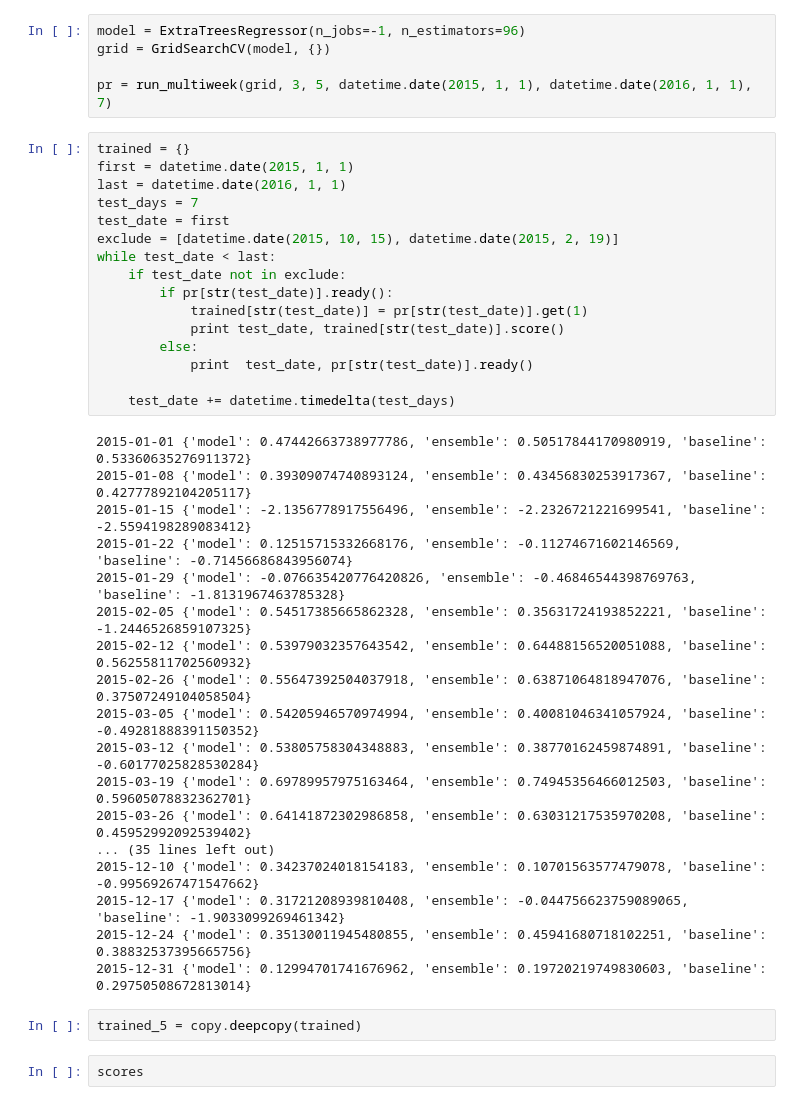
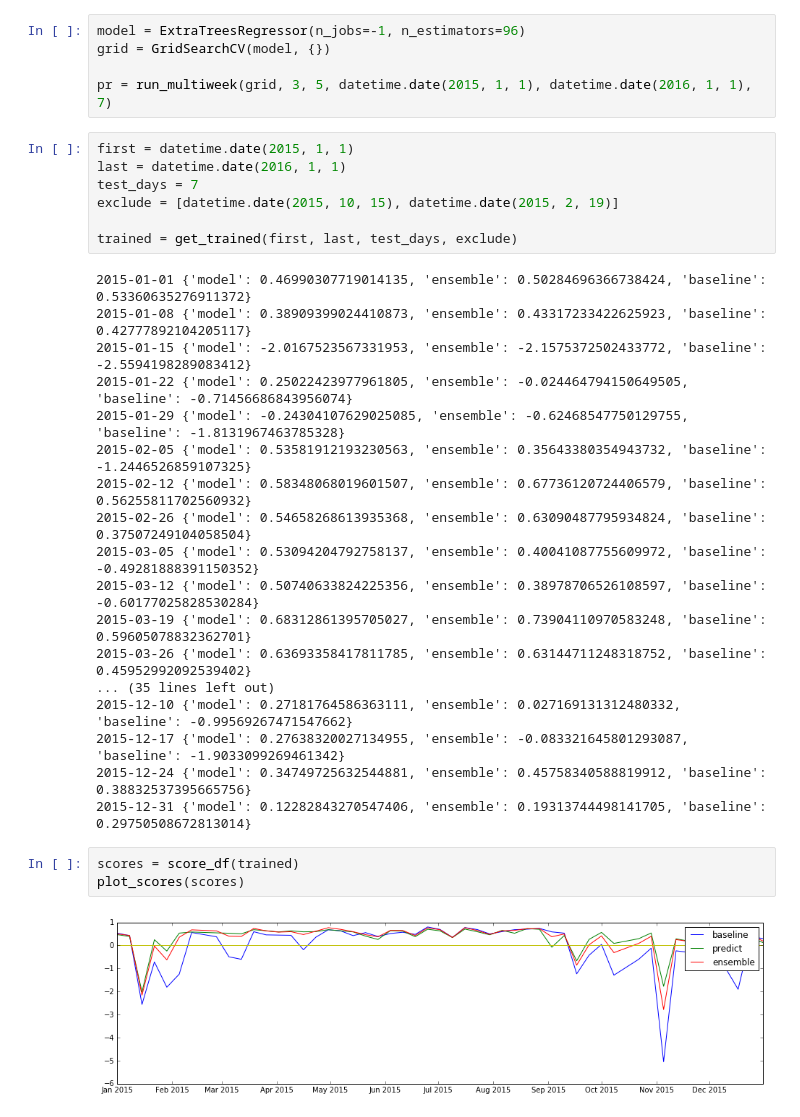
Before and after one commit to jngseattle/BorderCrossing, a Jupyter notebook: code/Model-v2.1-Predict_pre2016.ipynb, the cells around one changed output. Cells and saved outputs as stored; diff of their text form.

```diff
--- a/code/Model-v2.1-Predict_pre2016.ipynb
+++ b/code/Model-v2.1-Predict_pre2016.ipynb
@@ -165,40 +243,32 @@ grid = GridSearchCV(model, {})
 
 pr = run_multiweek(grid, 3, 5, datetime.date(2015, 1, 1), datetime.date(2016, 1, 1), 7)
 # %%
-trained = {}
 first = datetime.date(2015, 1, 1)
 last = datetime.date(2016, 1, 1)
 test_days = 7
-test_date = first
 exclude = [datetime.date(2015, 10, 15), datetime.date(2015, 2, 19)]
-while test_date < last:
-    if test_date not in exclude:
-        if pr[str(test_date)].ready():
-            trained[str(test_date)] = pr[str(test_date)].get(1)
-            print test_date, trained[str(test_date)].score()
-        else:
-            print  test_date, pr[str(test_date)].ready()
 
-    test_date += datetime.timedelta(test_days)
+trained = get_trained(first, last, test_days, exclude)
 # %% [output]
-2015-01-01 {'model': 0.47442663738977786, 'ensemble': 0.50517844170980919, 'baseline': 0.53360635276911372}
-2015-01-08 {'model': 0.39309074740893124, 'ensemble': 0.43456830253917367, 'baseline': 0.42777892104205117}
-2015-01-15 {'model': -2.1356778917556496, 'ensemble': -2.2326721221699541, 'baseline': -2.5594198289083412}
-2015-01-22 {'model': 0.12515715332668176, 'ensemble': -0.11274671602146569, 'baseline': -0.71456686843956074}
-2015-01-29 {'model': -0.076635420776420826, 'ensemble': -0.46846544398769763, 'baseline': -1.8131967463785328}
-2015-02-05 {'model': 0.54517385665862328, 'ensemble': 0.35631724193852221, 'baseline': -1.2446526859107325}
-2015-02-12 {'model': 0.53979032357643542, 'ensemble': 0.64488156520051088, 'baseline': 0.56255811702560932}
-2015-02-26 {'model': 0.55647392504037918, 'ensemble': 0.63871064818947076, 'baseline': 0.37507249104058504}
-2015-03-05 {'model': 0.54205946570974994, 'ensemble': 0.40081046341057924, 'baseline': -0.49281888391150352}
-2015-03-12 {'model': 0.53805758304348883, 'ensemble': 0.38770162459874891, 'baseline': -0.60177025828530284}
-2015-03-19 {'model': 0.69789957975163464, 'ensemble': 0.74945356466012503, 'baseline': 0.59605078832362701}
-2015-03-26 {'model': 0.64141872302986858, 'ensemble': 0.63031217535970208, 'baseline': 0.45952992092539402}
+2015-01-01 {'model': 0.46990307719014135, 'ensemble': 0.50284696366738424, 'baseline': 0.53360635276911372}
+2015-01-08 {'model': 0.38909399024410873, 'ensemble': 0.43317233422625923, 'baseline': 0.42777892104205117}
+2015-01-15 {'model': -2.0167523567331953, 'ensemble': -2.1575372502433772, 'baseline': -2.5594198289083412}
+2015-01-22 {'model': 0.25022423977961805, 'ensemble': -0.024464794150649505, 'baseline': -0.71456686843956074}
+2015-01-29 {'model': -0.24304107629025085, 'ensemble': -0.62468547750129755, 'baseline': -1.8131967463785328}
+2015-02-05 {'model': 0.53581912193230563, 'ensemble': 0.35643380354943732, 'baseline': -1.2446526859107325}
+2015-02-12 {'model': 0.58348068019601507, 'ensemble': 0.67736120724406579, 'baseline': 0.56255811702560932}
+2015-02-26 {'model': 0.54658268613935368, 'ensemble': 0.63090487795934824, 'baseline': 0.37507249104058504}
+2015-03-05 {'model': 0.53094204792758137, 'ensemble': 0.40041087755609972, 'baseline': -0.49281888391150352}
+2015-03-12 {'model': 0.50740633824225356, 'ensemble': 0.38978706526108597, 'baseline': -0.60177025828530284}
+2015-03-19 {'model': 0.68312861395705027, 'ensemble': 0.73904110970583248, 'baseline': 0.59605078832362701}
+2015-03-26 {'model': 0.63693358417811785, 'ensemble': 0.63144711248318752, 'baseline': 0.45952992092539402}
 ... (35 lines left out)
-2015-12-10 {'model': 0.34237024018154183, 'ensemble': 0.10701563577479078, 'baseline': -0.99569267471547662}
-2015-12-17 {'model': 0.31721208939810408, 'ensemble': -0.044756623759089065, 'baseline': -1.9033099269461342}
-2015-12-24 {'model': 0.35130011945480855, 'ensemble': 0.45941680718102251, 'baseline': 0.38832537395665756}
-2015-12-31 {'model': 0.12994701741676962, 'ensemble': 0.19720219749830603, 'baseline': 0.29750508672813014}
+2015-12-10 {'model': 0.27181764586363111, 'ensemble': 0.027169131312480332, 'baseline': -0.99569267471547662}
+2015-12-17 {'model': 0.27638320027134955, 'ensemble': -0.083321645801293087, 'baseline': -1.9033099269461342}
+2015-12-24 {'model': 0.34749725632544881, 'ensemble': 0.45758340588819912, 'baseline': 0.38832537395665756}
+2015-12-31 {'model': 0.12282843270547406, 'ensemble': 0.19313744498141705, 'baseline': 0.29750508672813014}
-# %%
-trained_5 = copy.deepcopy(trained)
-# %%
-scores
+# %%
+scores = score_df(trained)
+plot_scores(scores)
+# %% [output]
+[figure, added]
```
Also changed, not shown: parts of 32 cells of this notebook, 1 other file.
